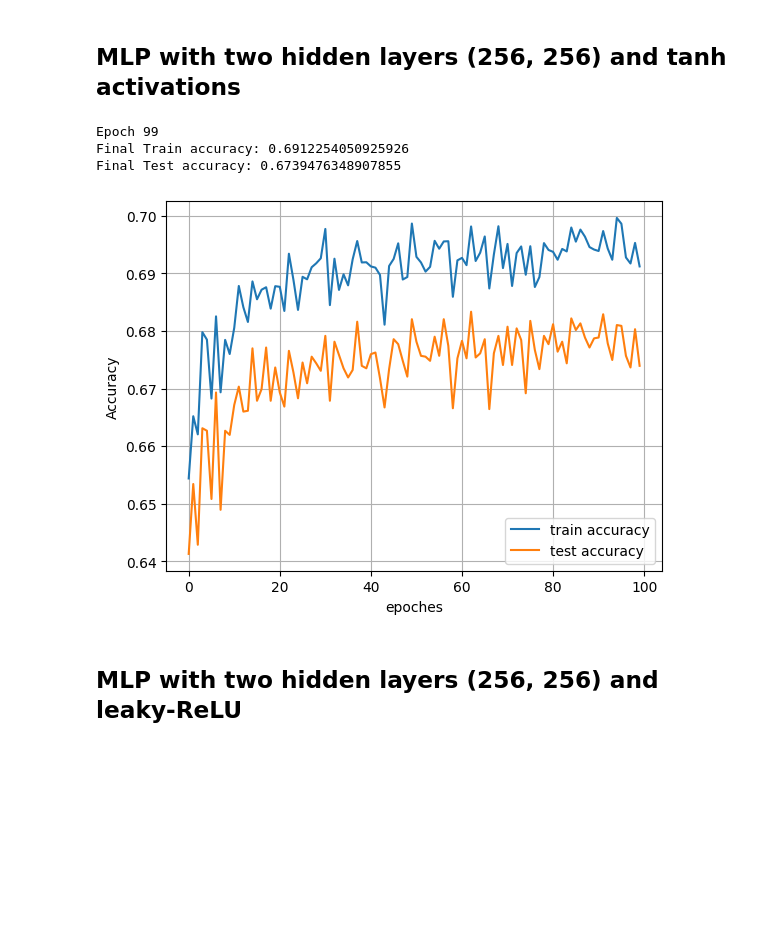
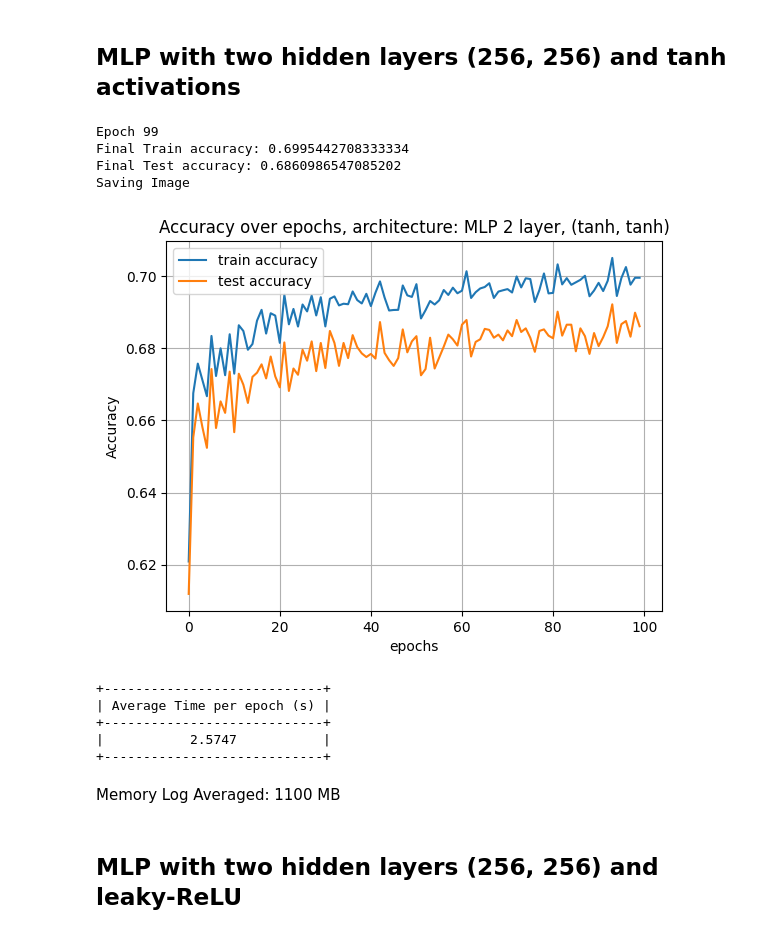
Before and after one commit to sebastian9991/ClassificationImageData-MLP-and-CNN, a Jupyter notebook: miniproject.ipynb, the cells around one changed output. Saved outputs shown, nothing was run; the diff lists cells and outputs as text; code cells hidden in the pictures; blank space fills up the shorter version.

```diff
--- a/miniproject.ipynb
+++ b/miniproject.ipynb
@@ -121,16 +251,24 @@ Final Test accuracy: 0.9071314913930276
 # %%
 
 activation_loss_function = ActivationFunction(func=softmax, derivative=softmax_derivative)
 activation_function_tanh = ActivationFunction(func = tanh, derivative= tanh_derivative)
 activation_function_tanh_2 = ActivationFunction(func = tanh, derivative= tanh_derivative)
 mlp_2_hidden_layers_relu = MLPSoftmax(initalizer=random_optimized_initalizer, activation_functions=[activation_loss_function, activation_function_tanh, activation_function_tanh_2], layer_sizes=[784,256,256,11]) #We know the dimensions from torch.flatten()
 mlp_2_hidden_layers_relu.fit(X_train= X_train, y_train= y_train, X_test=X_test, y_test=y_test, learning_rate=0.001,
-                         epochs=100, batch=256, termination_condition=1e-2, max_iters=1000, plot=True)
+                         epochs=100, batch=256, termination_condition=1e-2, max_iters=1000, display_plot=True, save_figure_name="MLP_2_Tanh", architecture_title="MLP 2 layer, (tanh, tanh)")
 # %% [output]
 Epoch 99
-Final Train accuracy: 0.6912254050925926
-Final Test accuracy: 0.6739476348907855
+Final Train accuracy: 0.6995442708333334
+Final Test accuracy: 0.6860986547085202
+Saving Image
-[figure, old version]
+[figure, new version]
++----------------------------+
+| Average Time per epoch (s) |
++----------------------------+
+|           2.5747           |
++----------------------------+
+# %% [markdown]
+Memory Log Averaged: 1100 MB
 # %% [markdown]
 ## MLP with two hidden layers (256, 256) and leaky-ReLU
 # %%
```
Also changed, not shown: parts of 40 cells of this notebook, 2 other files.
